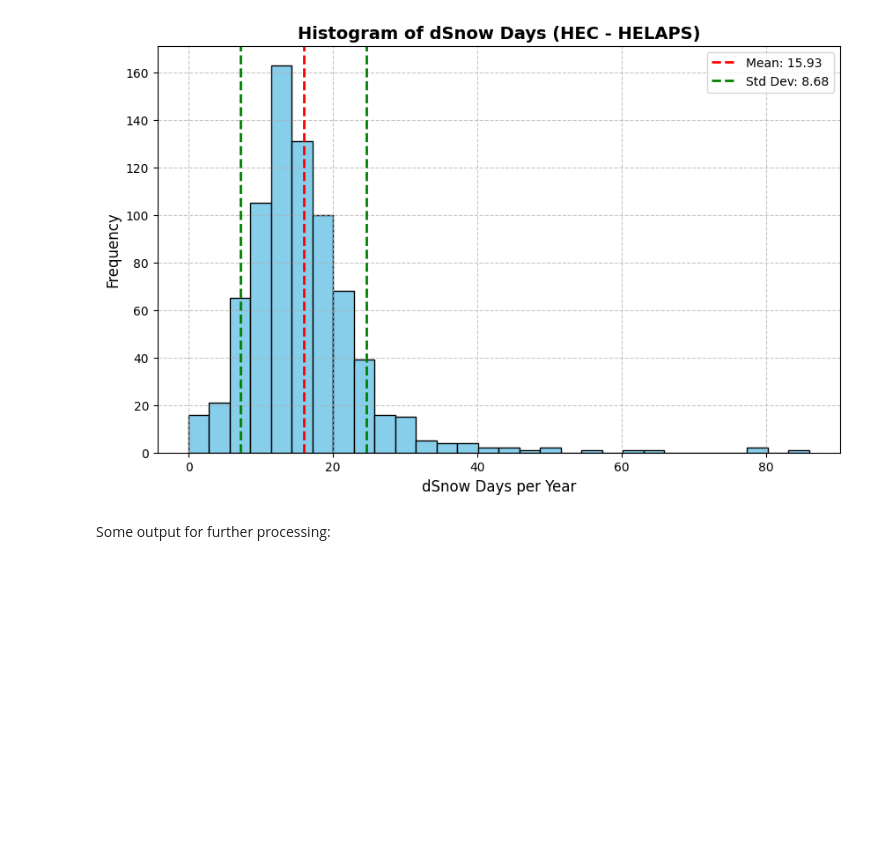
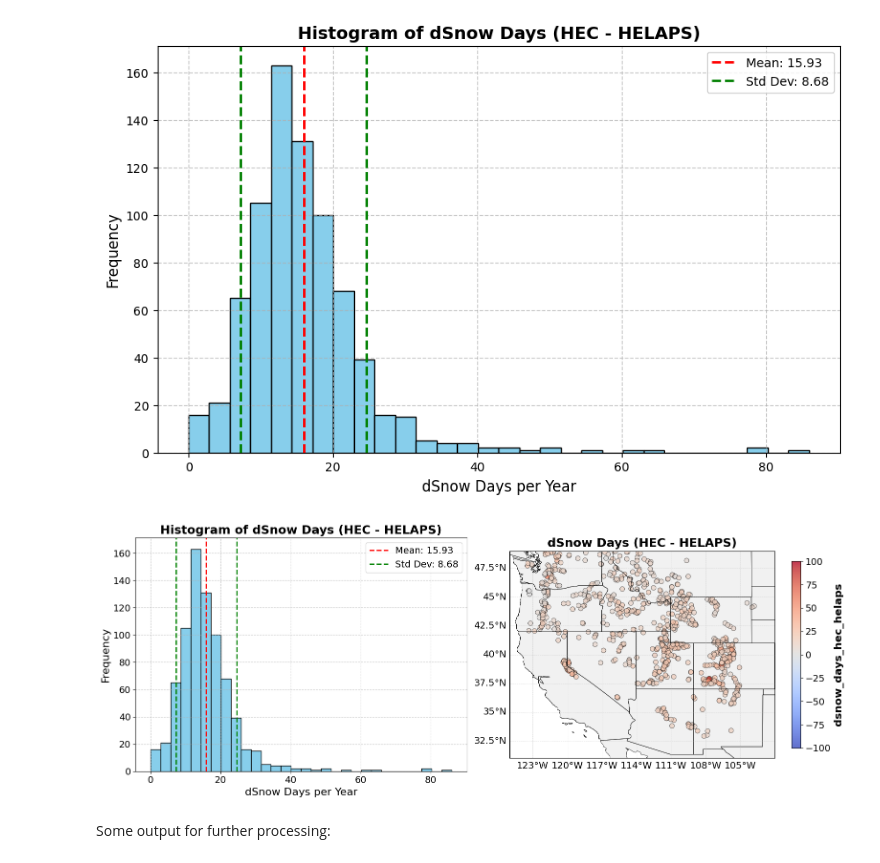
Before and after one commit to chrisrycx/lm4px_data_analysis, a Jupyter notebook: output_analysis/interactive/SpatialError.ipynb, the cells around one changed output. Saved outputs shown, nothing was run; the diff lists cells and outputs as text; code cells hidden in the pictures; blank space fills up the shorter version.

Commit message:
Added 2 column plot for snow days

```diff
--- a/output_analysis/interactive/SpatialError.ipynb
+++ b/output_analysis/interactive/SpatialError.ipynb
@@ -440,6 +440,65 @@ plt.legend()
 # %% [output]
 <matplotlib.legend.Legend at 0x...>
 [figure]
+# %%
+# Snow Days Combined plot
+column = 'dsnow_days_hec_helaps'
+title = 'dSnow Days (HEC - HELAPS)'
+vmin, vmax = (-100, 100)
+
+fig = plt.figure(figsize=(16, 6))
+
+# Left: Histogram
+ax1 = fig.add_subplot(1, 2, 1)
+ax1.hist(snow_days_df[column], bins=30, color='skyblue', edgecolor='black')
+ax1.set_title('Histogram of dSnow Days (HEC - HELAPS)', fontsize=18, fontweight='bold')
+ax1.set_xlabel('dSnow Days per Year', fontsize=16)
+ax1.set_ylabel('Frequency', fontsize=16)
+ax1.tick_params(axis='both', labelsize=14)
+ax1.grid(True, linestyle='--', alpha=0.7)
+
+mean_diff = snow_days_df[column].mean()
+stddev_diff = snow_days_df[column].std()
+ax1.axvline(mean_diff, color='red', linestyle='dashed', linewidth=2, label=f'Mean: {mean_diff:.2f}')
+ax1.axvline(mean_diff + stddev_diff, color='green', linestyle='dashed', linewidth=2, label=f'Std Dev: {stddev_diff:.2f}')
+ax1.axvline(mean_diff - stddev_diff, color='green', linestyle='dashed', linewidth=2)
+ax1.legend(fontsize=14)
+
+# Right: Map
+ax2 = fig.add_subplot(1, 2, 2, projection=ccrs.PlateCarree())
+ax2.set_extent([-125, -102, 31, 49], crs=ccrs.PlateCarree())
+ax2.add_feature(cfeature.STATES, linewidth=0.5, edgecolor='black')
+ax2.add_feature(cfeature.COASTLINE, linewidth=0.5)
+ax2.add_feature(cfeature.BORDERS, linewidth=0.5)
+ax2.add_feature(cfeature.LAND, facecolor='lightgray', alpha=0.3)
+
+scatter = ax2.scatter(snow_days_df['longitude'], snow_days_df['latitude'],
+                      c=snow_days_df[column],
+                      s=50,
+                      alpha=0.8,
+                      cmap='coolwarm',
+                      vmin=vmin,
+                      vmax=vmax,
+                      transform=ccrs.PlateCarree(),
+                      edgecolors='black',
+                      linewidth=0.5)
+
+cbar = plt.colorbar(scatter, ax=ax2, orientation='vertical', pad=0.05, shrink=0.8)
+cbar.set_label(column, fontsize=16, fontweight='bold')
+cbar.ax.tick_params(labelsize=14)
+
+gl = ax2.gridlines(draw_labels=True, linewidth=0.5, alpha=0.5, linestyle='--')
+gl.top_labels = False
+gl.right_labels = False
+gl.xlabel_style = {'size': 14}
+gl.ylabel_style = {'size': 14}
+
+ax2.set_title(title, fontsize=18, fontweight='bold')
+
+plt.tight_layout()
+plt.show()
+# %% [output]
+[figure, added]
 # %% [markdown]
 Some output for further processing:
 # %% [markdown]
```
Also changed, not shown: 1 other file.
